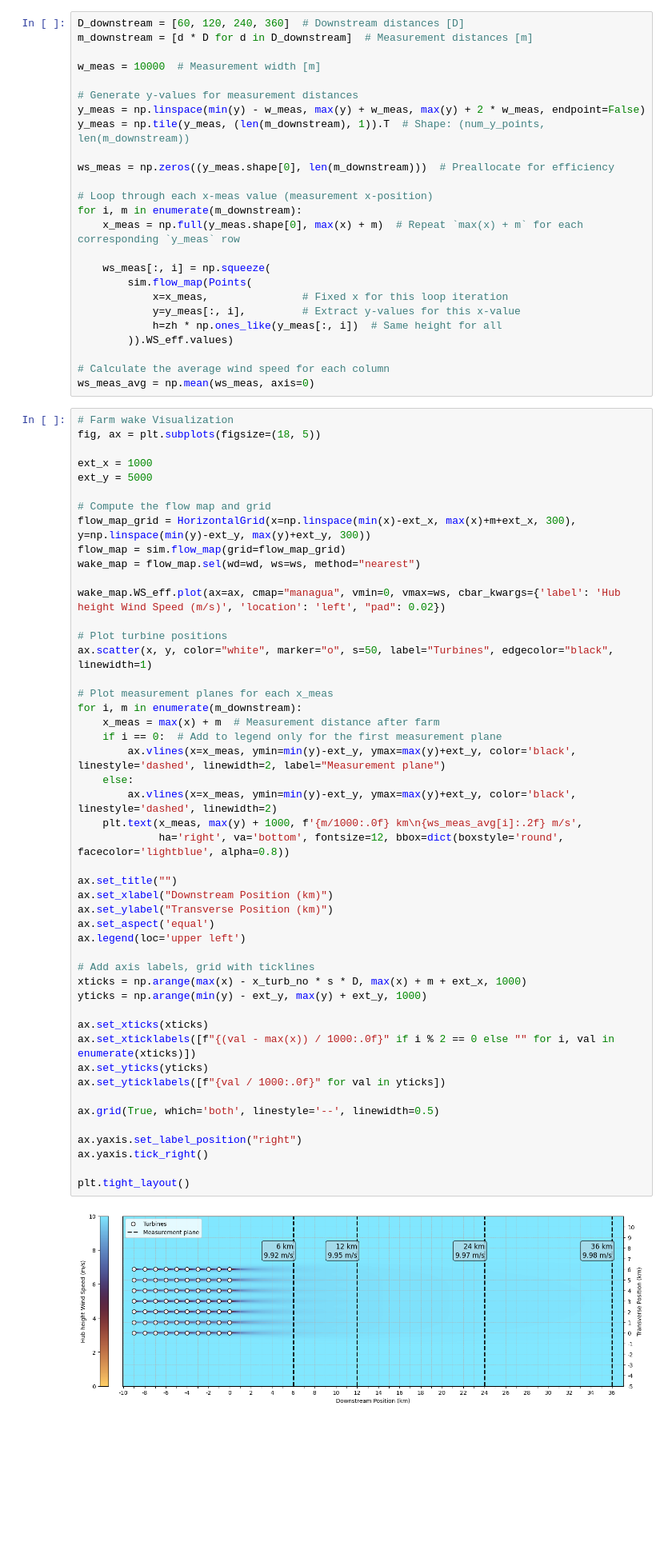
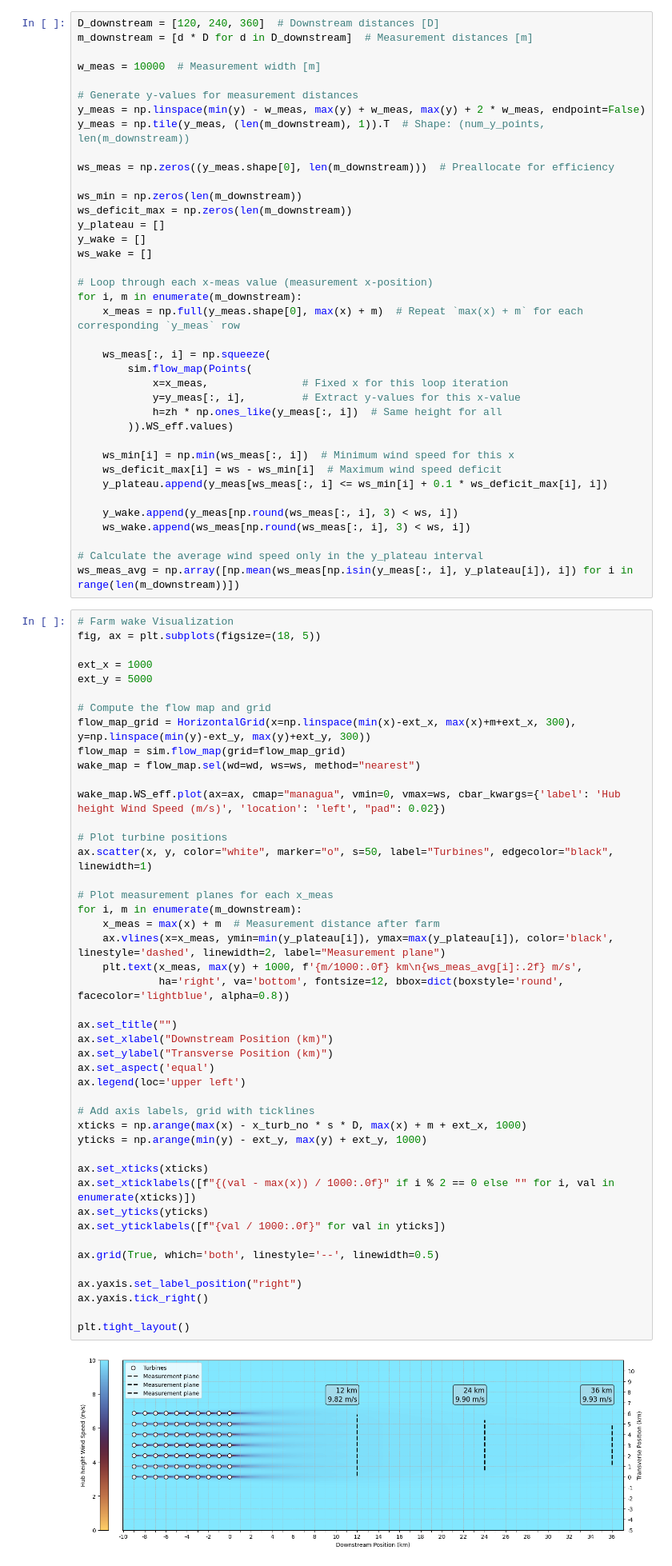
Before and after one commit to marcinsadowy/WTABL, a Jupyter notebook: fuckingforfra.ipynb, the cells around one changed output. Shown at 80% size. Saved outputs shown, nothing was run; the diff lists cells and outputs as text; blank space fills up the shorter version.

```diff
--- a/fuckingforfra.ipynb
+++ b/fuckingforfra.ipynb
@@ -49,7 +49,7 @@ site = UniformSite(shear=PowerShear(h_ref=zh, alpha=.1))
 wfm = PropagateDownwind(site, wt1, wake_deficitModel=BastankhahGaussianDeficit(use_effective_ws=True), superpositionModel=LinearSum())
 sim = wfm(x, y, ws=ws, wd=wd, TI=ti0)
 # %%
-D_downstream = [60, 120, 240, 360]  # Downstream distances [D]
+D_downstream = [120, 240, 360]  # Downstream distances [D]
 m_downstream = [d * D for d in D_downstream]  # Measurement distances [m]
 
 w_meas = 10000  # Measurement width [m]
@@ -59,6 +59,12 @@ y_meas = np.linspace(min(y) - w_meas, max(y) + w_meas, max(y) + 2 * w_meas, endp
 y_meas = np.tile(y_meas, (len(m_downstream), 1)).T  # Shape: (num_y_points, len(m_downstream))
 
 ws_meas = np.zeros((y_meas.shape[0], len(m_downstream)))  # Preallocate for efficiency
+
+ws_min = np.zeros(len(m_downstream))
+ws_deficit_max = np.zeros(len(m_downstream))
+y_plateau = []
+y_wake = []
+ws_wake = []
 
 # Loop through each x-meas value (measurement x-position)
 for i, m in enumerate(m_downstream):
@@ -71,8 +77,15 @@ for i, m in enumerate(m_downstream):
             h=zh * np.ones_like(y_meas[:, i])  # Same height for all
         )).WS_eff.values)
 
-# Calculate the average wind speed for each column
-ws_meas_avg = np.mean(ws_meas, axis=0)
+    ws_min[i] = np.min(ws_meas[:, i])  # Minimum wind speed for this x
+    ws_deficit_max[i] = ws - ws_min[i]  # Maximum wind speed deficit
+    y_plateau.append(y_meas[ws_meas[:, i] <= ws_min[i] + 0.1 * ws_deficit_max[i], i])
+
+    y_wake.append(y_meas[np.round(ws_meas[:, i], 3) < ws, i])
+    ws_wake.append(ws_meas[np.round(ws_meas[:, i], 3) < ws, i])
+
+# Calculate the average wind speed only in the y_plateau interval
+ws_meas_avg = np.array([np.mean(ws_meas[np.isin(y_meas[:, i], y_plateau[i]), i]) for i in range(len(m_downstream))])
 # %%
 # Farm wake Visualization
 fig, ax = plt.subplots(figsize=(18, 5))
@@ -91,35 +104,32 @@ wake_map.WS_eff.plot(ax=ax, cmap="managua", vmin=0, vmax=ws, cbar_kwargs={'label
 ax.scatter(x, y, color="white", marker="o", s=50, label="Turbines", edgecolor="black", linewidth=1)
 
 # Plot measurement planes for each x_meas
 for i, m in enumerate(m_downstream):
     x_meas = max(x) + m  # Measurement distance after farm
-    if i == 0:  # Add to legend only for the first measurement plane
-        ax.vlines(x=x_meas, ymin=min(y)-ext_y, ymax=max(y)+ext_y, color='black', linestyle='dashed', linewidth=2, label="Measurement plane")
-    else:
-        ax.vlines(x=x_meas, ymin=min(y)-ext_y, ymax=max(y)+ext_y, color='black', linestyle='dashed', linewidth=2)
+    ax.vlines(x=x_meas, ymin=min(y_plateau[i]), ymax=max(y_plateau[i]), color='black', linestyle='dashed', linewidth=2, label="Measurement plane")
     plt.text(x_meas, max(y) + 1000, f'{m/1000:.0f} km\n{ws_meas_avg[i]:.2f} m/s',
              ha='right', va='bottom', fontsize=12, bbox=dict(boxstyle='round', facecolor='lightblue', alpha=0.8))
 
 ax.set_title("")
 ax.set_xlabel("Downstream Position (km)")
 ax.set_ylabel("Transverse Position (km)")
 ax.set_aspect('equal')
 ax.legend(loc='upper left')
 
 # Add axis labels, grid with ticklines
 xticks = np.arange(max(x) - x_turb_no * s * D, max(x) + m + ext_x, 1000)
 yticks = np.arange(min(y) - ext_y, max(y) + ext_y, 1000)
 
 ax.set_xticks(xticks)
 ax.set_xticklabels([f"{(val - max(x)) / 1000:.0f}" if i % 2 == 0 else "" for i, val in enumerate(xticks)])
 ax.set_yticks(yticks)
 ax.set_yticklabels([f"{val / 1000:.0f}" for val in yticks])
 
 ax.grid(True, which='both', linestyle='--', linewidth=0.5)
 
 ax.yaxis.set_label_position("right")
 ax.yaxis.tick_right()
 
 plt.tight_layout()
 # %% [output]
-[figure, old version]
+[figure, new version]
```
Also changed, not shown: parts of 1 cell of this notebook.
